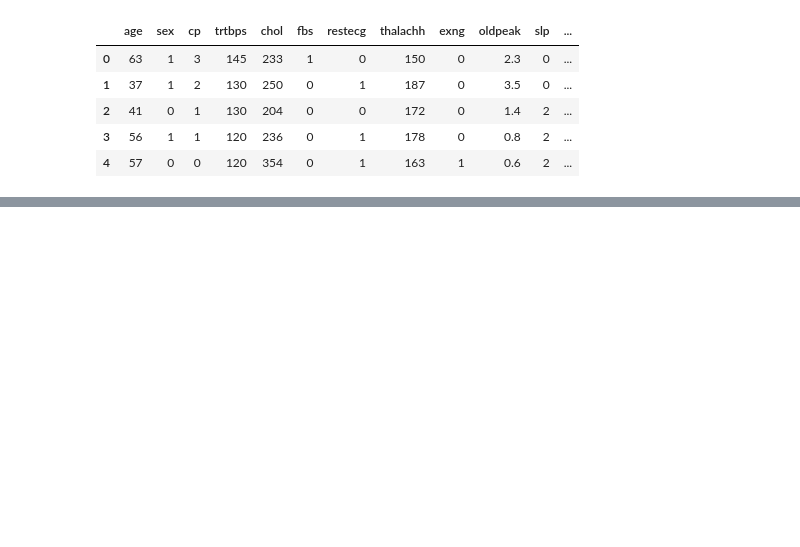
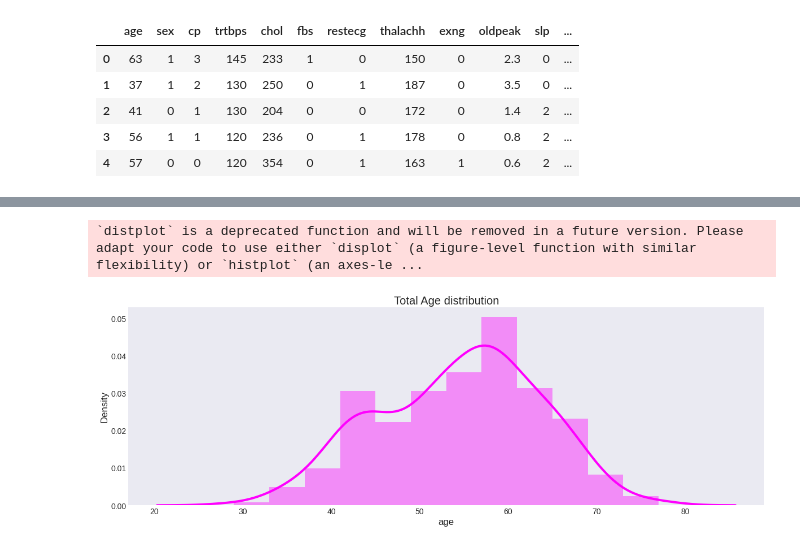
Before and after one commit to kang-jeong-uk/OSSP, a Jupyter notebook: Heart_Attack_Analysis_&_Prediction.ipynb, the cells around one changed output, grey strips where cells are left out. Drawn from its saved outputs; the diff is of its cells as text; code cells hidden in the pictures; blank space fills up the shorter version.

```diff
--- a/Heart_Attack_Analysis_&_Prediction.ipynb
+++ b/Heart_Attack_Analysis_&_Prediction.ipynb
@@ -73,0 +50,11 @@ None
+# %%
+plt.figure(figsize=(18,6))
+sns.distplot(data["age"], color="magenta")
+plt.title("Total Age distribution")
+plt.show()
+
+ax = px.histogram(data, x="age", color="output", title="Distribution Age and Output")
+ax.show()
+# %% [output]
+`distplot` is a deprecated function and will be removed in a future version. Please adapt your code to use either `displot` (a figure-level function with similar flexibility) or `histplot` (an axes-le ...
+[figure, added]
```
Also changed, not shown: parts of 6 cells of this notebook.
